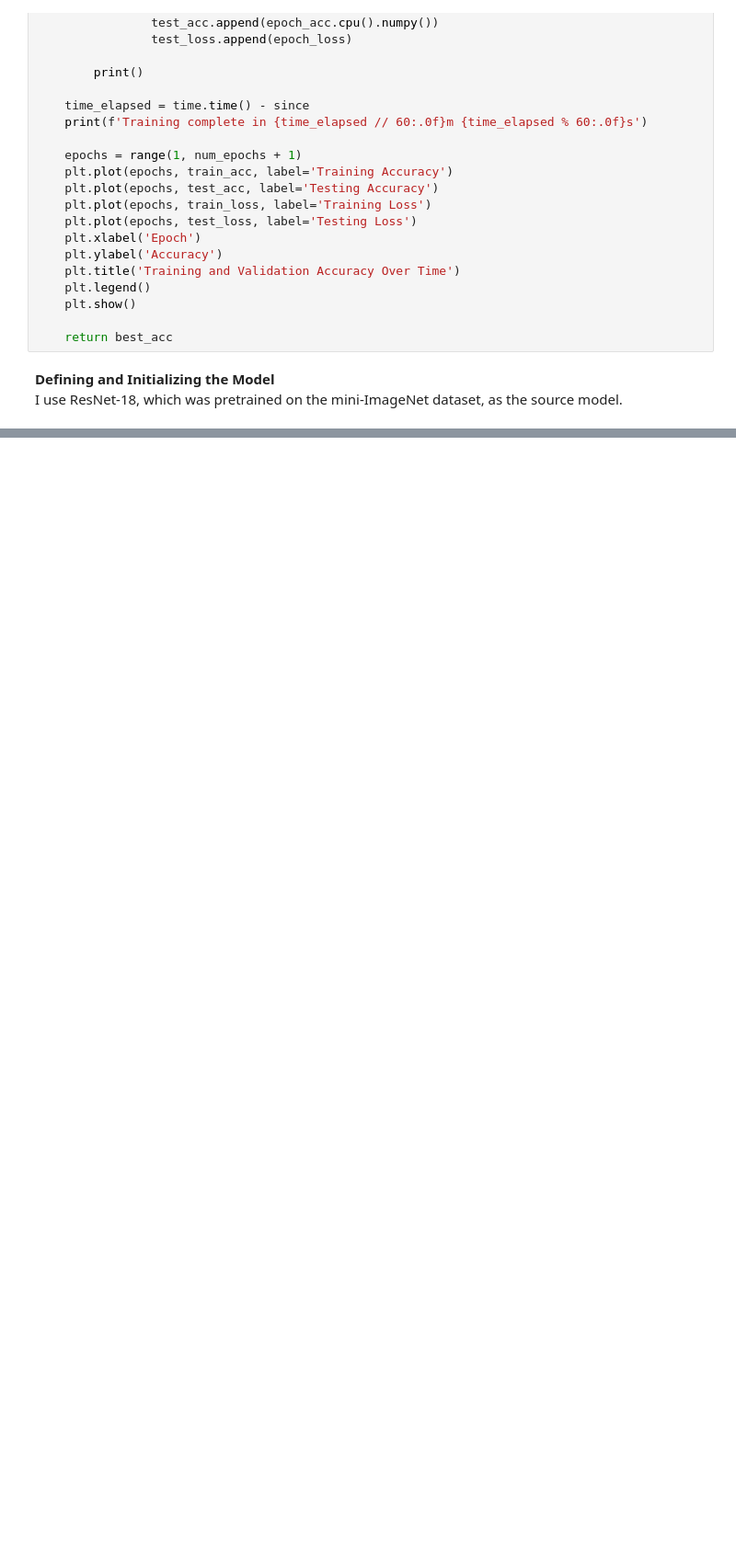
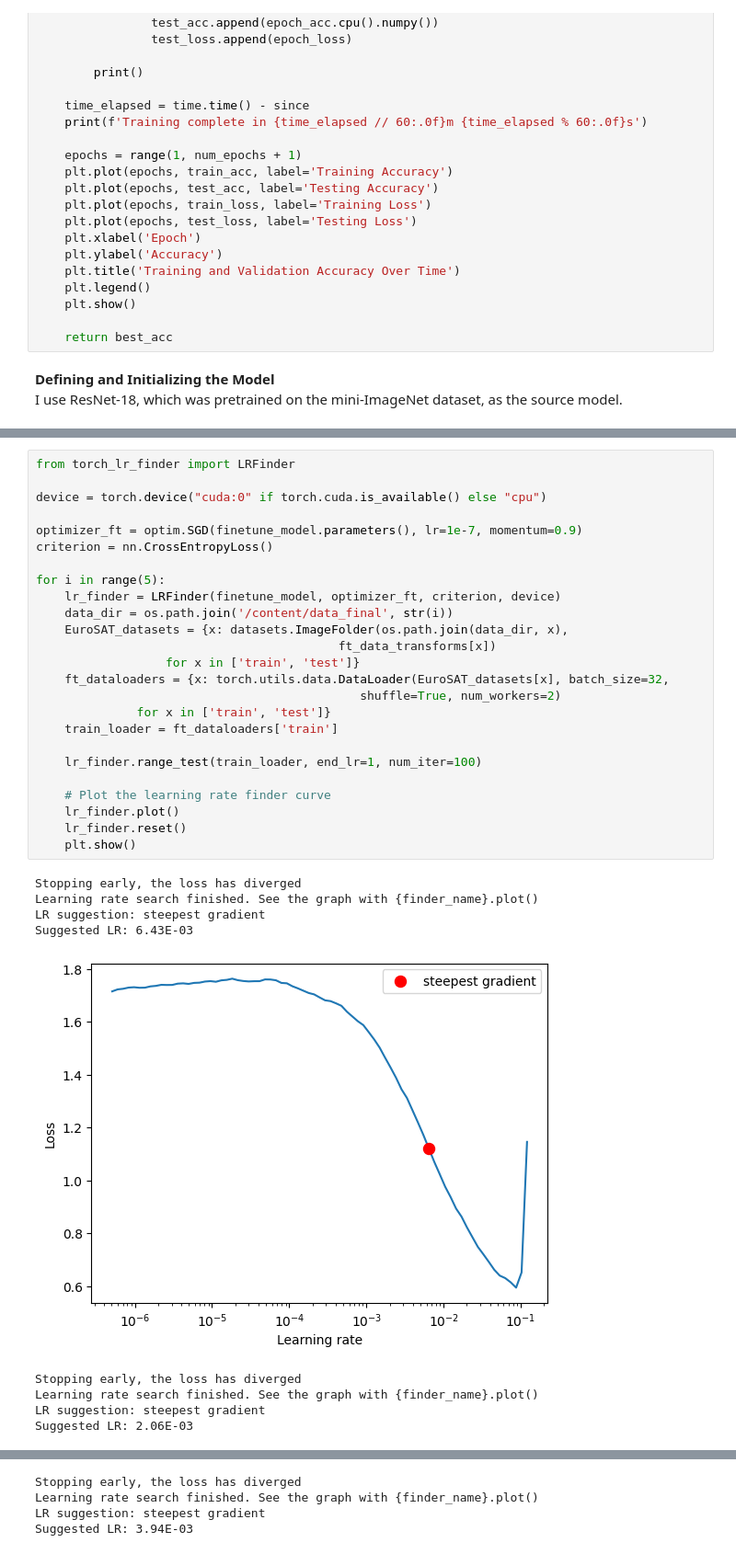
Before and after one commit to Felicia1993/deep-learning, a Jupyter notebook: Transfer Learning/transfer_learning.ipynb, the cells around one changed output, grey strips where cells are left out. Shown at 92% size. Cells and saved outputs as stored; diff of their text form; blank space fills up the shorter version.

```diff
--- a/Transfer Learning/transfer_learning.ipynb
+++ b/Transfer Learning/transfer_learning.ipynb
@@ -515,3 +590,38 @@ ResNet(
   (avgpool): AdaptiveAvgPool2d(output_size=(1, 1))
   (fc): Linear(in_features=512, out_features=5, bias=True)
 )
+# %%
+from torch_lr_finder import LRFinder
+
+device = torch.device("cuda:0" if torch.cuda.is_available() else "cpu")
+
+optimizer_ft = optim.SGD(finetune_model.parameters(), lr=1e-7, momentum=0.9)
+criterion = nn.CrossEntropyLoss()
+
+for i in range(5):
+    lr_finder = LRFinder(finetune_model, optimizer_ft, criterion, device)
+    data_dir = os.path.join('/content/data_final', str(i))
+    EuroSAT_datasets = {x: datasets.ImageFolder(os.path.join(data_dir, x),
+                                          ft_data_transforms[x])
+                  for x in ['train', 'test']}
+    ft_dataloaders = {x: torch.utils.data.DataLoader(EuroSAT_datasets[x], batch_size=32,
+                                             shuffle=True, num_workers=2)
+              for x in ['train', 'test']}
+    train_loader = ft_dataloaders['train']
+
+    lr_finder.range_test(train_loader, end_lr=1, num_iter=100)
+
+    # Plot the learning rate finder curve
+    lr_finder.plot()
+    lr_finder.reset()
+    plt.show()
+# %% [output]
+Stopping early, the loss has diverged
+Learning rate search finished. See the graph with {finder_name}.plot()
+LR suggestion: steepest gradient
+Suggested LR: 6.43E-03
+[figure, added]
+Stopping early, the loss has diverged
+Learning rate search finished. See the graph with {finder_name}.plot()
+LR suggestion: steepest gradient
+Suggested LR: 2.06E-03
@@ -517,0 +629,4 @@ ResNet(
+Stopping early, the loss has diverged
+Learning rate search finished. See the graph with {finder_name}.plot()
+LR suggestion: steepest gradient
+Suggested LR: 3.94E-03
```
Also changed, not shown: parts of 29 cells of this notebook, 1 other file.
